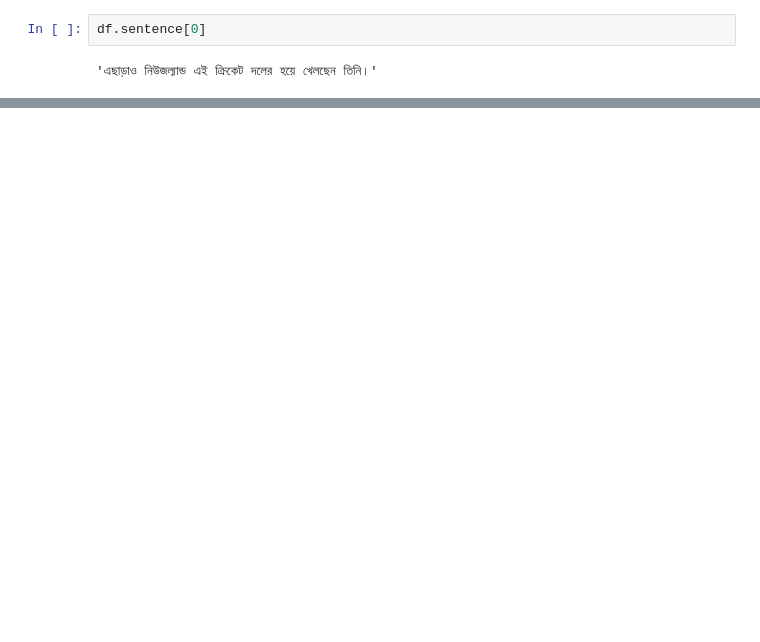
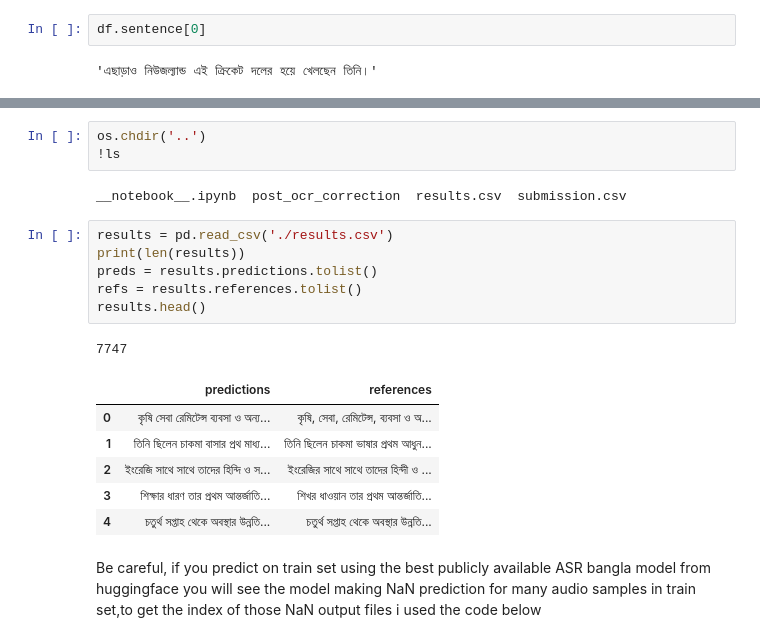
Before and after one commit to BengaliAI/commonvoice-bangla, a Jupyter notebook: notebooks/commonvoice-bn-xls-r-validation and submission.ipynb, the cells around one changed output, grey strips where cells are left out. Cells and saved outputs as stored; diff of their text form; blank space fills up the shorter version.

```diff
--- a/notebooks/commonvoice-bn-xls-r-validation and submission.ipynb
+++ b/notebooks/commonvoice-bn-xls-r-validation and submission.ipynb
@@ -261,0 +374,22 @@ df.sentence[0]
+# %%
+os.chdir('..')
+!ls
+# %% [output]
+__notebook__.ipynb  post_ocr_correction  results.csv  submission.csv
+# %%
+results = pd.read_csv('./results.csv')
+print(len(results))
+preds = results.predictions.tolist()
+refs = results.references.tolist()
+results.head()
+# %% [output]
+7747
+|  | predictions | references |
+| 0 | কৃষি সেবা রেমিটেন্স ব্যবসা ও অন্য... | কৃষি, সেবা, রেমিটেন্স, ব্যবসা ও অ... |
+| 1 | তিনি ছিলেন চাকমা বাসার প্রথ মাধ্য... | তিনি ছিলেন চাকমা ভাষার প্রথম আধুন... |
+| 2 | ইংরেজি সাথে সাথে তাদের হিন্দি ও স... | ইংরেজির সাথে সাথে তাদের হিন্দী ও ... |
+| 3 | শিক্ষার ধারণ তার প্রথম আন্তর্জাতি... | শিখর ধাওয়ান তার প্রথম আন্তর্জাতি... |
+| 4 | চতুর্থ সপ্তাহ থেকে অবস্থার উন্নতি... | চতুর্থ সপ্তাহ থেকে অবস্থার উন্নতি... |
+# %% [markdown]
+Be careful,
+if you predict on train set using the best publicly available ASR bangla model from huggingface you will see the model making NaN prediction for many audio samples in train set,to get the index of those NaN output files i used the code below
```
Also changed, not shown: parts of 34 cells of this notebook.
